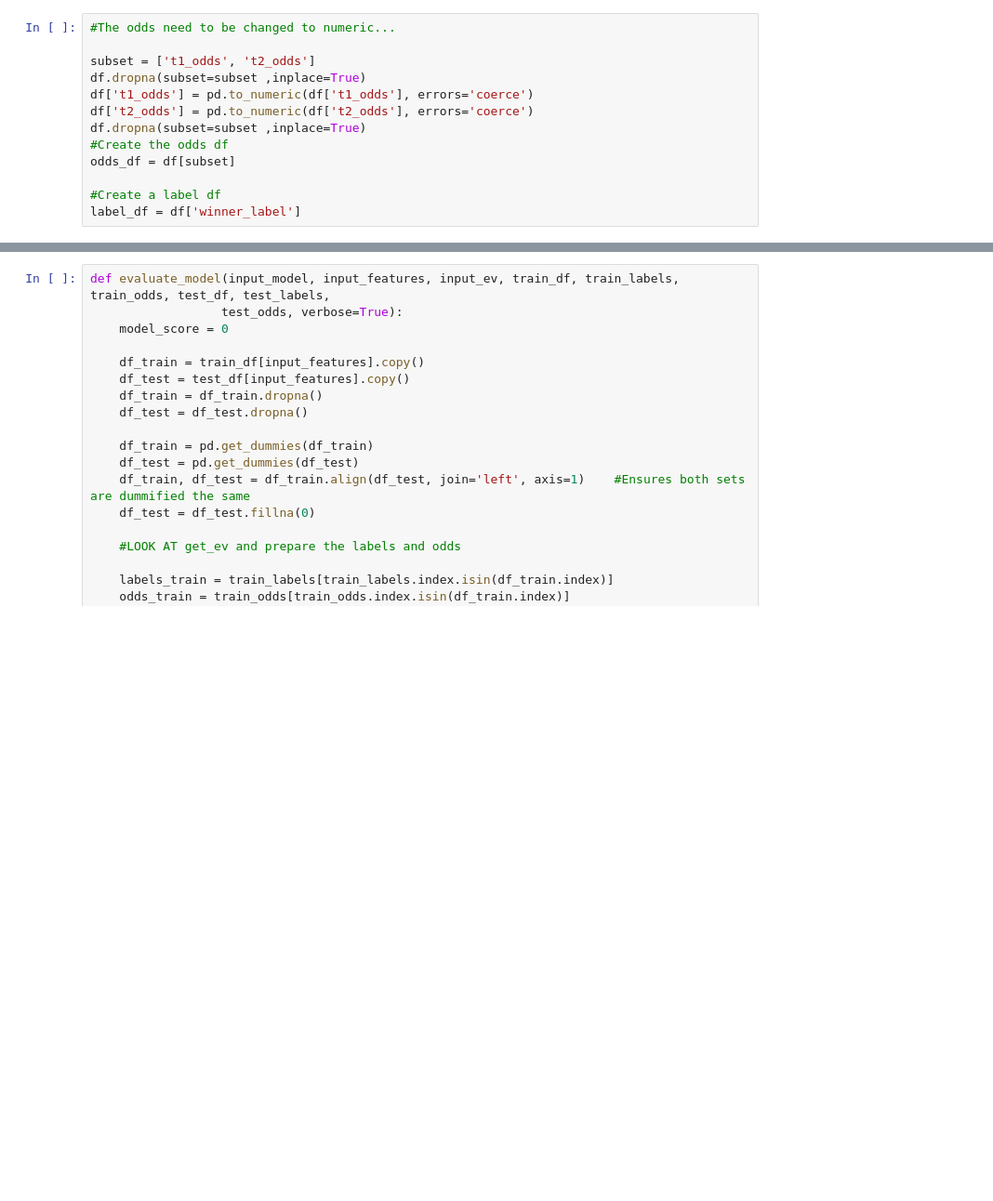
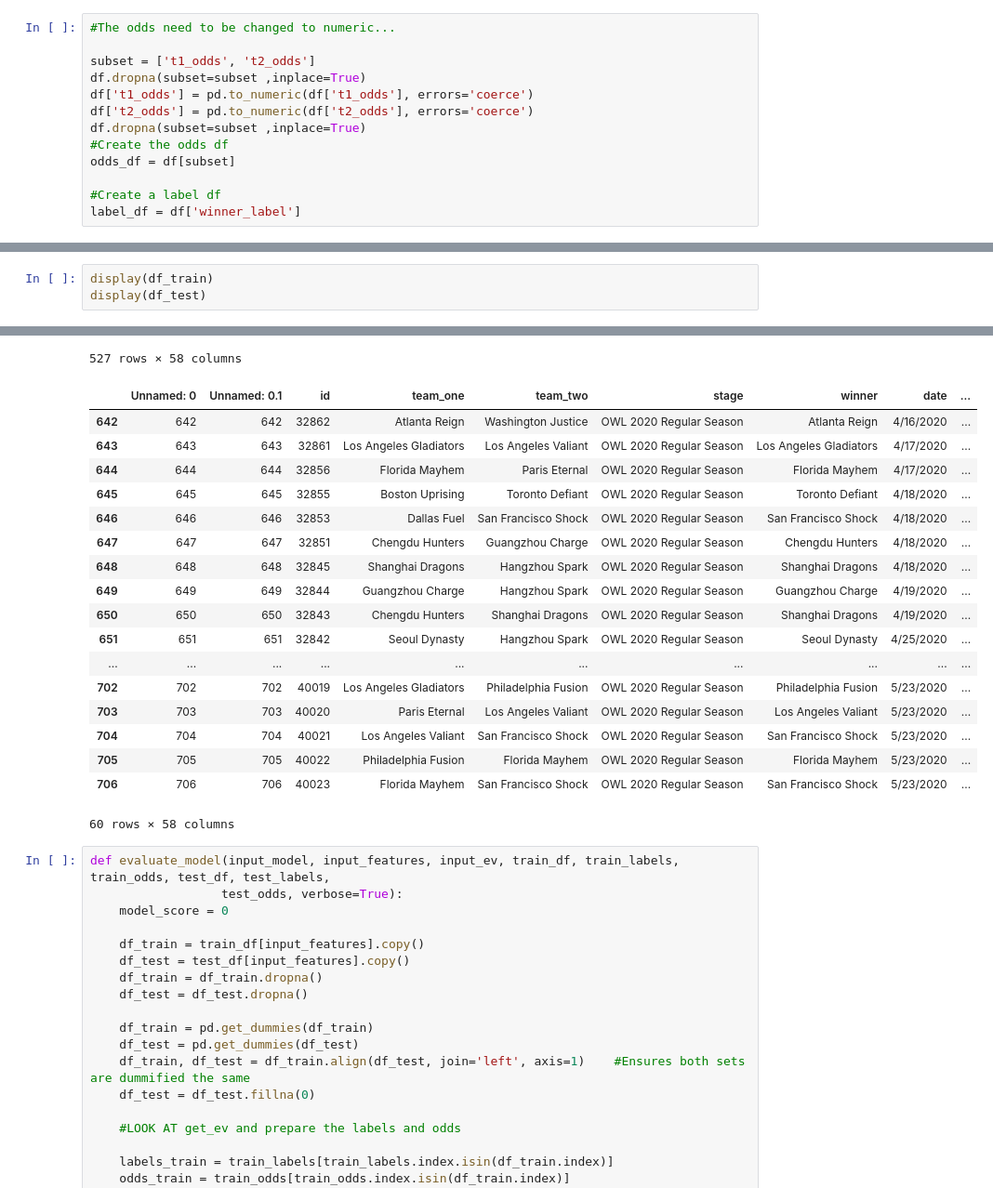
Before and after one commit to shortlikeafox/overwatch-league-owl-data-project, a Jupyter notebook: OWL-Model-Evaluation-Worksheet.ipynb, the cells around one changed output, grey strips where cells are left out. Shown: that part at 93% size. Saved outputs shown, nothing was run; the diff lists cells and outputs as text; blank space fills up the shorter version.

```diff
--- a/OWL-Model-Evaluation-Worksheet.ipynb
+++ b/OWL-Model-Evaluation-Worksheet.ipynb
@@ -47,0 +49,4 @@ print(len(label_train))
+# %%
+display(df_train)
+display(df_test)
+# %% [output]
@@ -48,3 +65,22 @@ print(len(label_train))
+527 rows × 58 columns
+|  | Unnamed: 0 | Unnamed: 0.1 | id | team_one | team_two | stage | winner | date | ... |
+| 642 | 642 | 642 | 32862 | Atlanta Reign | Washington Justice | OWL 2020 Regular Season | Atlanta Reign | 4/16/2020 | ... |
+| 643 | 643 | 643 | 32861 | Los Angeles Gladiators | Los Angeles Valiant | OWL 2020 Regular Season | Los Angeles Gladiators | 4/17/2020 | ... |
+| 644 | 644 | 644 | 32856 | Florida Mayhem | Paris Eternal | OWL 2020 Regular Season | Florida Mayhem | 4/17/2020 | ... |
+| 645 | 645 | 645 | 32855 | Boston Uprising | Toronto Defiant | OWL 2020 Regular Season | Toronto Defiant | 4/18/2020 | ... |
+| 646 | 646 | 646 | 32853 | Dallas Fuel | San Francisco Shock | OWL 2020 Regular Season | San Francisco Shock | 4/18/2020 | ... |
+| 647 | 647 | 647 | 32851 | Chengdu Hunters | Guangzhou Charge | OWL 2020 Regular Season | Chengdu Hunters | 4/18/2020 | ... |
+| 648 | 648 | 648 | 32845 | Shanghai Dragons | Hangzhou Spark | OWL 2020 Regular Season | Shanghai Dragons | 4/18/2020 | ... |
+| 649 | 649 | 649 | 32844 | Guangzhou Charge | Hangzhou Spark | OWL 2020 Regular Season | Guangzhou Charge | 4/19/2020 | ... |
+| 650 | 650 | 650 | 32843 | Chengdu Hunters | Shanghai Dragons | OWL 2020 Regular Season | Shanghai Dragons | 4/19/2020 | ... |
+| 651 | 651 | 651 | 32842 | Seoul Dynasty | Hangzhou Spark | OWL 2020 Regular Season | Seoul Dynasty | 4/25/2020 | ... |
+| ... | ... | ... | ... | ... | ... | ... | ... | ... | ... |
+| 702 | 702 | 702 | 40019 | Los Angeles Gladiators | Philadelphia Fusion | OWL 2020 Regular Season | Philadelphia Fusion | 5/23/2020 | ... |
+| 703 | 703 | 703 | 40020 | Paris Eternal | Los Angeles Valiant | OWL 2020 Regular Season | Los Angeles Valiant | 5/23/2020 | ... |
+| 704 | 704 | 704 | 40021 | Los Angeles Valiant | San Francisco Shock | OWL 2020 Regular Season | San Francisco Shock | 5/23/2020 | ... |
+| 705 | 705 | 705 | 40022 | Philadelphia Fusion | Florida Mayhem | OWL 2020 Regular Season | Florida Mayhem | 5/23/2020 | ... |
+| 706 | 706 | 706 | 40023 | Florida Mayhem | San Francisco Shock | OWL 2020 Regular Season | San Francisco Shock | 5/23/2020 | ... |
+60 rows × 58 columns
 # %%
 def evaluate_model(input_model, input_features, input_ev, train_df, train_labels, train_odds, test_df, test_labels,
                   test_odds, verbose=True):
```
Also changed, not shown: parts of 7 cells of this notebook, 5 other files.
